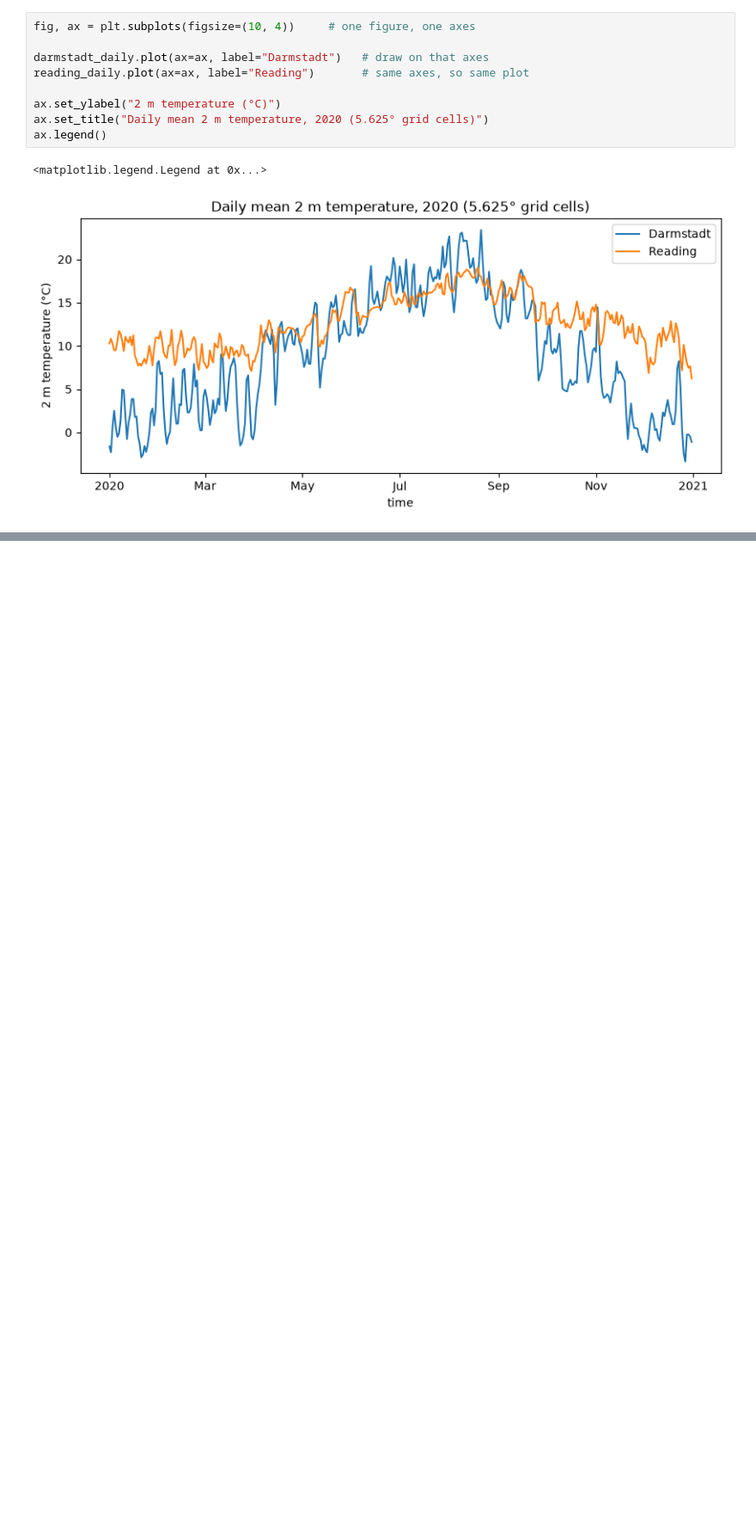
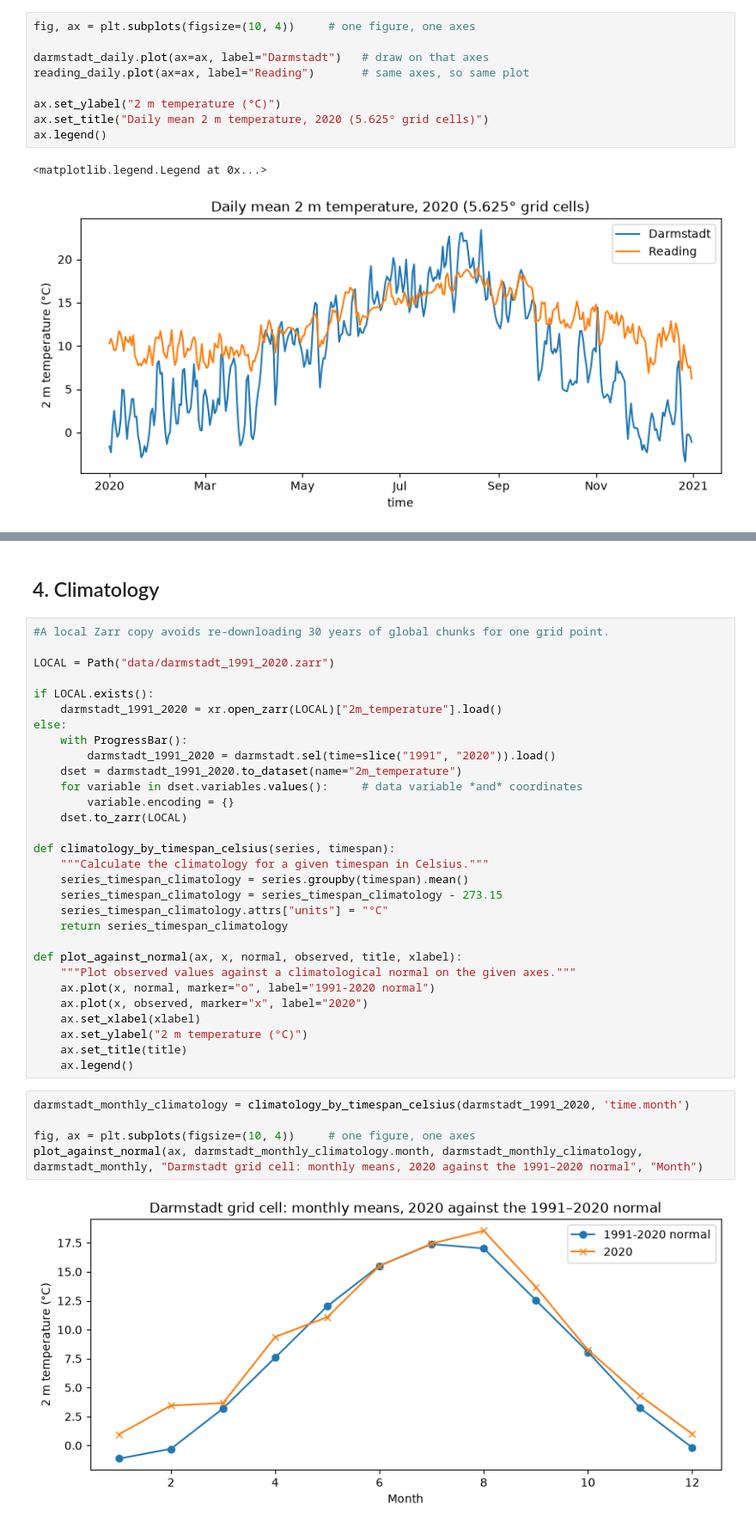
Before and after one commit to Fonta1/era5-exploration, a Jupyter notebook: era5_exploration.ipynb, the cells around one changed output, grey strips where cells are left out. Shown at 86% size. Drawn from its saved outputs; the diff is of its cells as text; blank space fills up the shorter version.

Commit message:
Add Darmstadt 1991-2020 climatology with local Zarr cache
Compare 2020 monthly and seasonal means with the climatology. Cache the 30-year series locally to avoid re-downloading global chunks.

```diff
--- a/era5_exploration.ipynb
+++ b/era5_exploration.ipynb
@@ -86,0 +92,39 @@ Seasonal amplitude, Reading: 8.3 °C
+# %% [markdown]
+## 4. Climatology
+# %%
+#A local Zarr copy avoids re-downloading 30 years of global chunks for one grid point.
+
+LOCAL = Path("data/darmstadt_1991_2020.zarr")
+
+if LOCAL.exists():
+    darmstadt_1991_2020 = xr.open_zarr(LOCAL)["2m_temperature"].load()
+else:
+    with ProgressBar():
+        darmstadt_1991_2020 = darmstadt.sel(time=slice("1991", "2020")).load()
+    dset = darmstadt_1991_2020.to_dataset(name="2m_temperature")
+    for variable in dset.variables.values():     # data variable *and* coordinates
+        variable.encoding = {}
+    dset.to_zarr(LOCAL)
+
+def climatology_by_timespan_celsius(series, timespan):
+    """Calculate the climatology for a given timespan in Celsius."""
+    series_timespan_climatology = series.groupby(timespan).mean()
+    series_timespan_climatology = series_timespan_climatology - 273.15
+    series_timespan_climatology.attrs["units"] = "°C"
+    return series_timespan_climatology
+
+def plot_against_normal(ax, x, normal, observed, title, xlabel):
+    """Plot observed values against a climatological normal on the given axes."""
+    ax.plot(x, normal, marker="o", label="1991-2020 normal")
+    ax.plot(x, observed, marker="x", label="2020")
+    ax.set_xlabel(xlabel)
+    ax.set_ylabel("2 m temperature (°C)")
+    ax.set_title(title)
+    ax.legend()
+# %%
+darmstadt_monthly_climatology = climatology_by_timespan_celsius(darmstadt_1991_2020, 'time.month')
+
+fig, ax = plt.subplots(figsize=(10, 4))     # one figure, one axes
+plot_against_normal(ax, darmstadt_monthly_climatology.month, darmstadt_monthly_climatology, darmstadt_monthly, "Darmstadt grid cell: monthly means, 2020 against the 1991–2020 normal", "Month")
+# %% [output]
+[figure, added]
```
Also changed, not shown: parts of 3 cells of this notebook.
